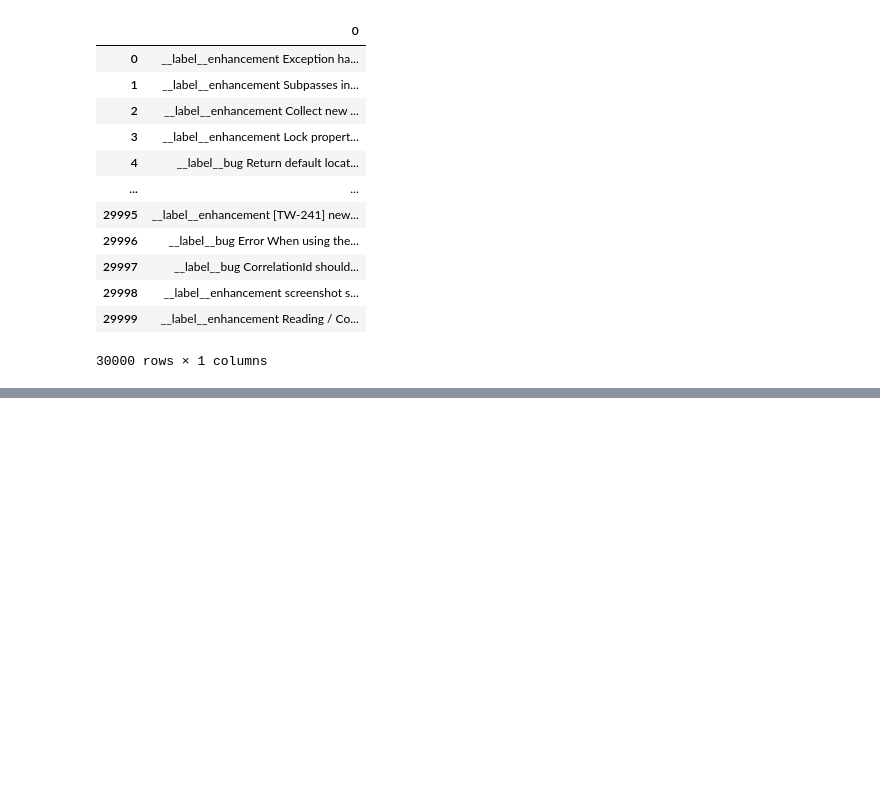
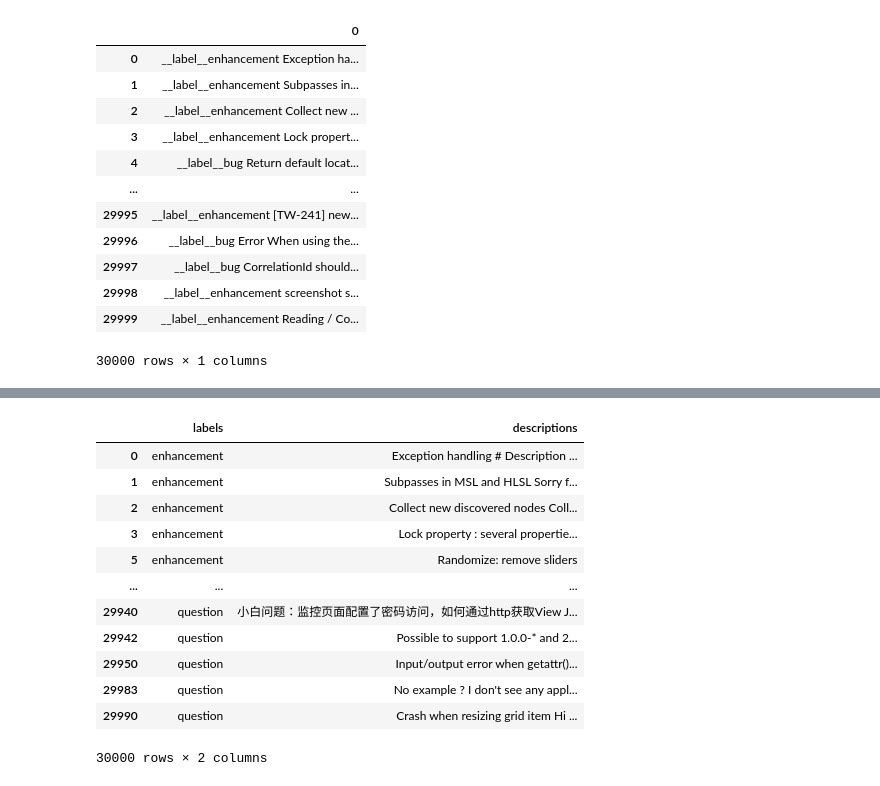
Before and after one commit to IvanLauLinTiong/IntelliLabel, a Jupyter notebook: prepare_dataset.ipynb, the cells around one changed output, grey strips where cells are left out. Cells and saved outputs as stored; diff of their text form; code cells hidden in the pictures; blank space fills up the shorter version.

```diff
--- a/prepare_dataset.ipynb
+++ b/prepare_dataset.ipynb
@@ -38,0 +60,9 @@ df
+# %%
+# assign column names to each df
+enh_df.columns = ['labels', 'descriptions']
+bug_df.columns = ['labels', 'descriptions']
+question_df.columns = ['labels', 'descriptions']
+
+print(enh_df.head())
+print(bug_df.head())
+print(question_df.head())
@@ -38,0 +101,16 @@ df
+# %%
+df
+# %% [output]
+|  | labels | descriptions |
+| 0 | enhancement | Exception handling # Description ... |
+| 1 | enhancement | Subpasses in MSL and HLSL Sorry f... |
+| 2 | enhancement | Collect new discovered nodes Coll... |
+| 3 | enhancement | Lock property : several propertie... |
+| 5 | enhancement | Randomize: remove sliders |
+| ... | ... | ... |
+| 29940 | question | 小白问题：监控页面配置了密码访问，如何通过http获取View J... |
+| 29942 | question | Possible to support 1.0.0-* and 2... |
+| 29950 | question | Input/output error when getattr()... |
+| 29983 | question | No example ? I don't see any appl... |
+| 29990 | question | Crash when resizing grid item Hi ... |
+30000 rows × 2 columns
```
Also changed, not shown: parts of 25 cells of this notebook, 4 other files.
